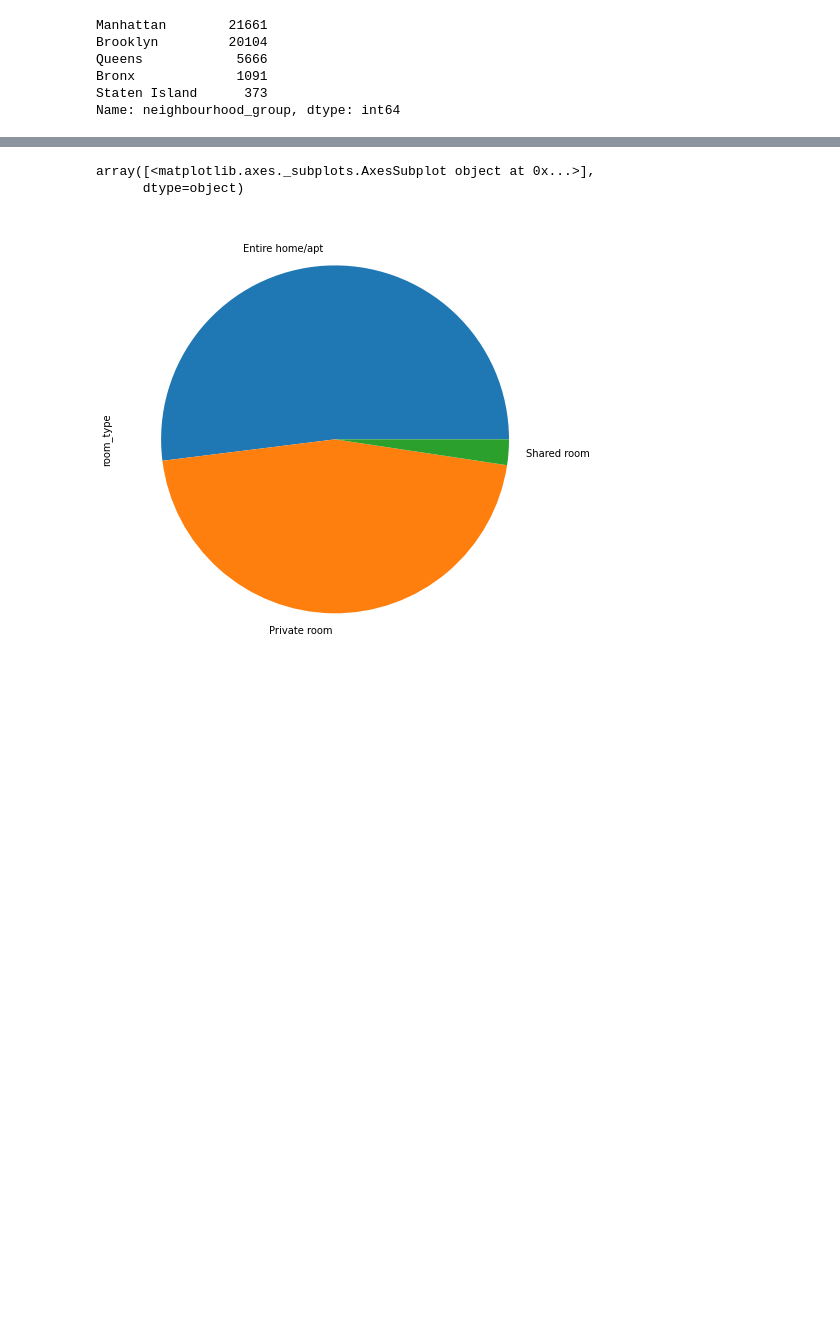
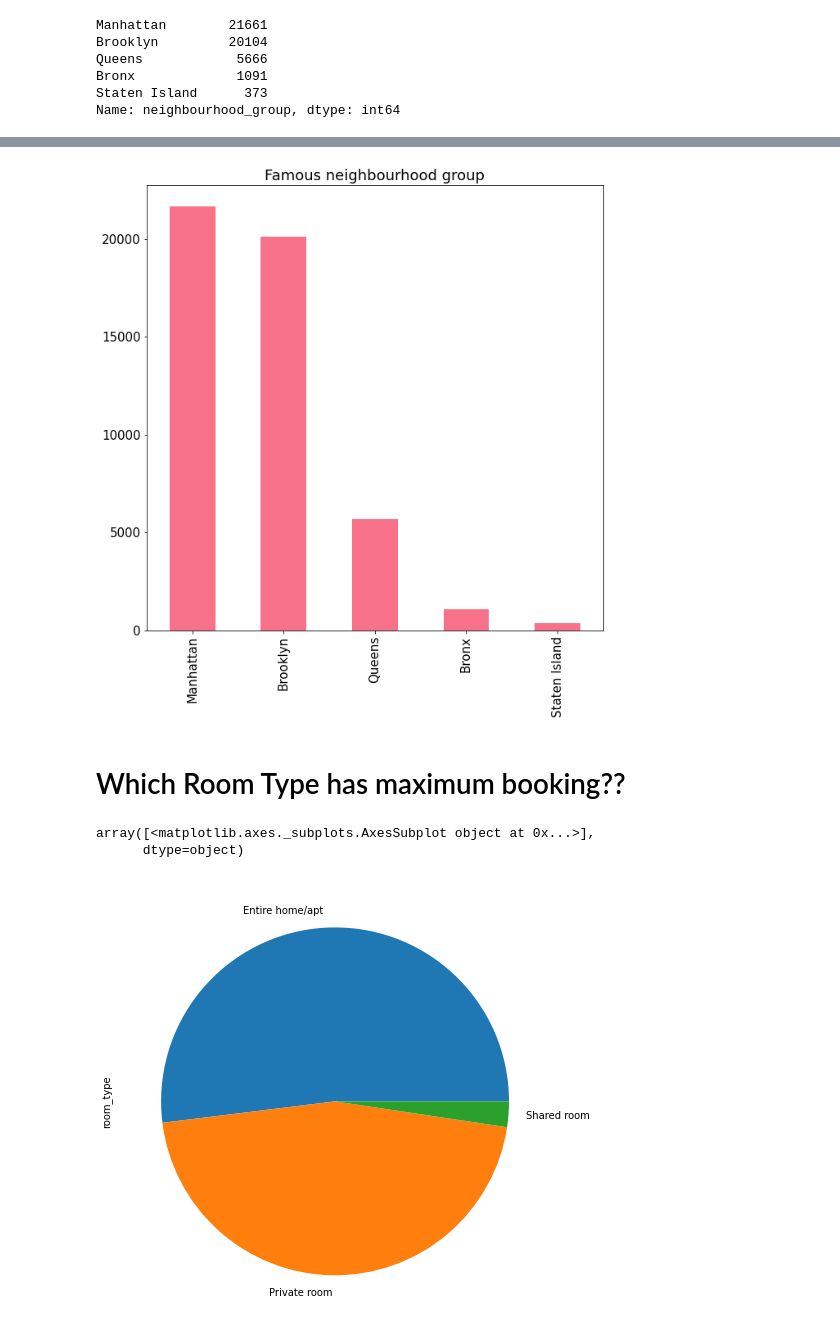
Before and after one commit to GoPlusUltra/Airbnb-2019-dataset-EDA, a Jupyter notebook: EDA_on_Airbnb_2019_Dataset.ipynb, the cells around one changed output, grey strips where cells are left out. Saved outputs shown, nothing was run; the diff lists cells and outputs as text; code cells hidden in the pictures; blank space fills up the shorter version.

Commit message:
Added some plots

```diff
--- a/EDA_on_Airbnb_2019_Dataset.ipynb
+++ b/EDA_on_Airbnb_2019_Dataset.ipynb
@@ -179 +163,10 @@ n
+# %%
+new_df['neighbourhood_group'].value_counts().plot(kind='bar',
+                                    figsize=(10,10),
+                                    title="Famous neighbourhood group")
+plt.rcParams.update({'font.size': 15})
+# %% [output]
+[figure, added]
+# %% [markdown]
+# Which Room Type has maximum booking??
 # %%
```
Also changed, not shown: parts of 20 cells of this notebook.
